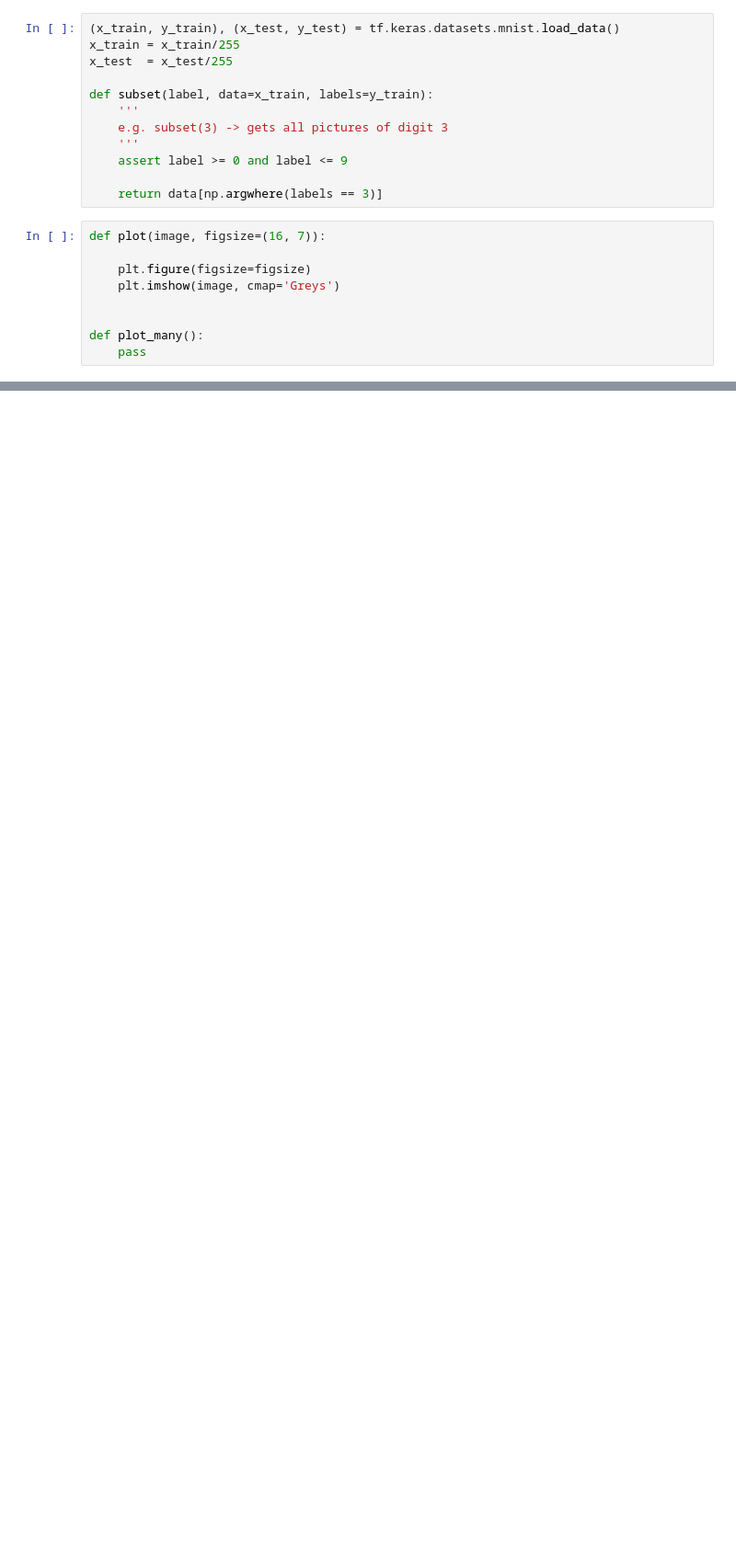
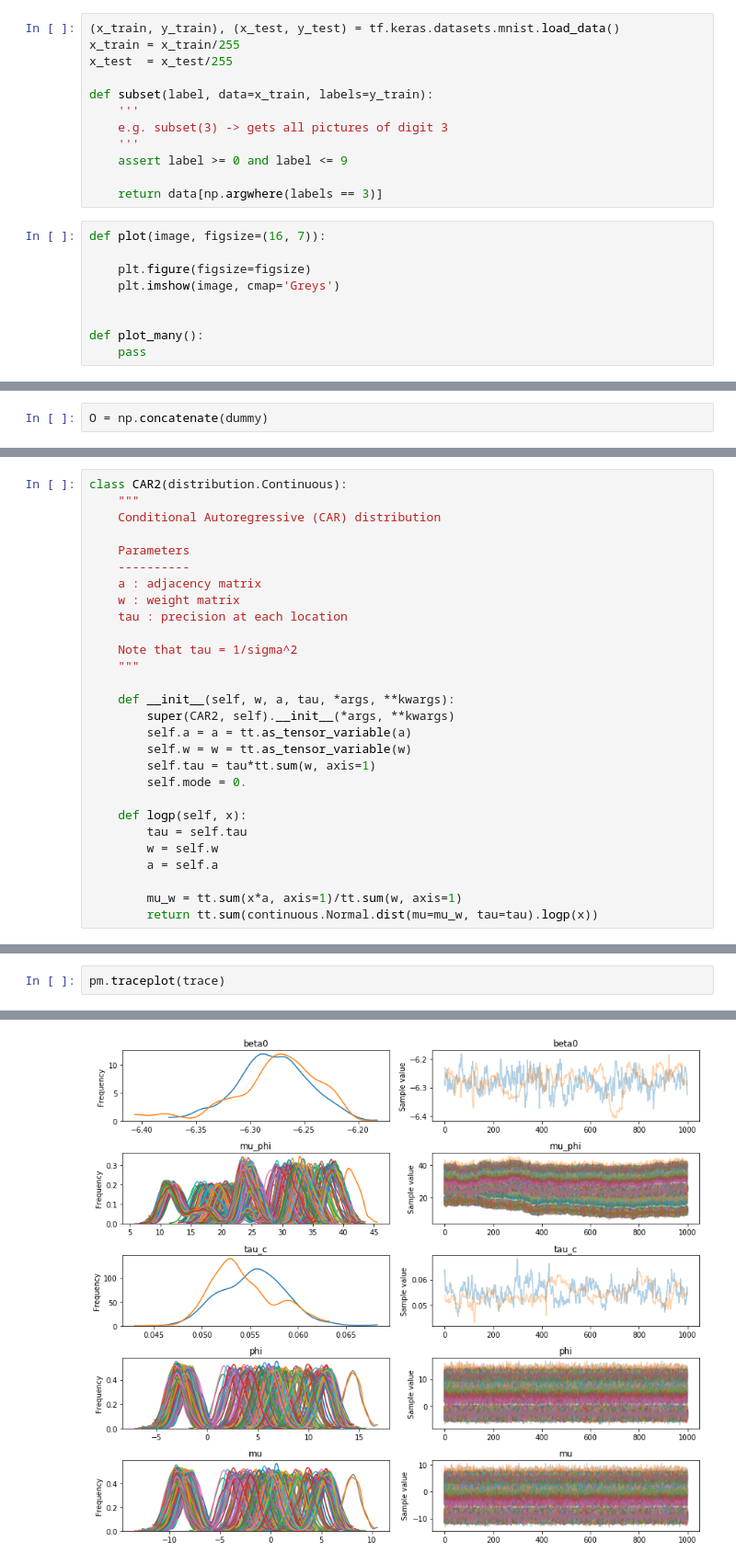
Before and after one commit to LarryShamalama/Spatial-image-analysis, a Jupyter notebook: exploratory-analysis.ipynb, the cells around one changed output, grey strips where cells are left out. Shown at 92% size. Saved outputs shown, nothing was run; the diff lists cells and outputs as text; blank space fills up the shorter version.

```diff
--- a/exploratory-analysis.ipynb
+++ b/exploratory-analysis.ipynb
@@ -94,0 +42,2 @@ array([[0., 0., 0., ..., 0., 0., 0.],
+# %%
+O = np.concatenate(dummy)
@@ -94,0 +79,28 @@ array([[0., 0., 0., ..., 0., 0., 0.],
+# %%
+class CAR2(distribution.Continuous):
+    """
+    Conditional Autoregressive (CAR) distribution
+
+    Parameters
+    ----------
+    a : adjacency matrix
+    w : weight matrix
+    tau : precision at each location
+
+    Note that tau = 1/sigma^2
+    """
+
+    def __init__(self, w, a, tau, *args, **kwargs):
+        super(CAR2, self).__init__(*args, **kwargs)
+        self.a = a = tt.as_tensor_variable(a)
+        self.w = w = tt.as_tensor_variable(w)
+        self.tau = tau*tt.sum(w, axis=1)
+        self.mode = 0.
+
+    def logp(self, x):
+        tau = self.tau
+        w = self.w
+        a = self.a
+
+        mu_w = tt.sum(x*a, axis=1)/tt.sum(w, axis=1)
+        return tt.sum(continuous.Normal.dist(mu=mu_w, tau=tau).logp(x))
@@ -94,0 +128,3 @@ array([[0., 0., 0., ..., 0., 0., 0.],
+# %%
+pm.traceplot(trace)
+# %% [output]
@@ -94,0 +142 @@ array([[0., 0., 0., ..., 0., 0., 0.],
+[figure, added]
```
Also changed, not shown: parts of 12 cells of this notebook, 4 other files.
